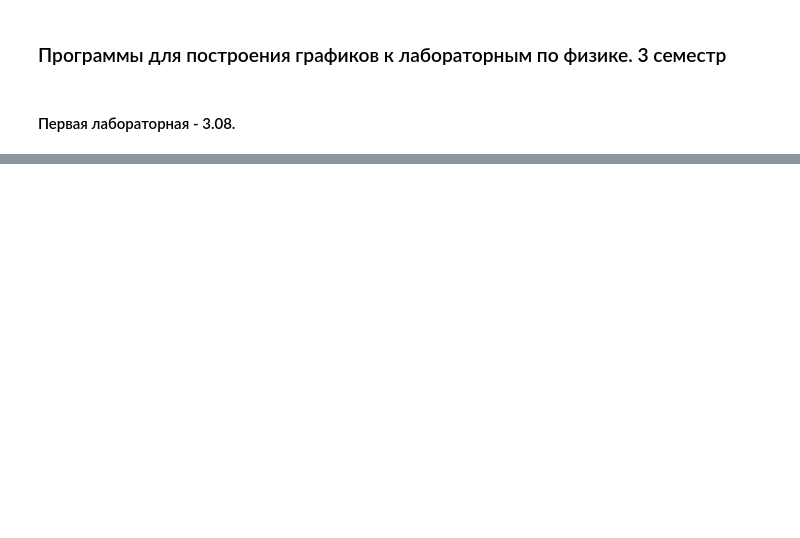
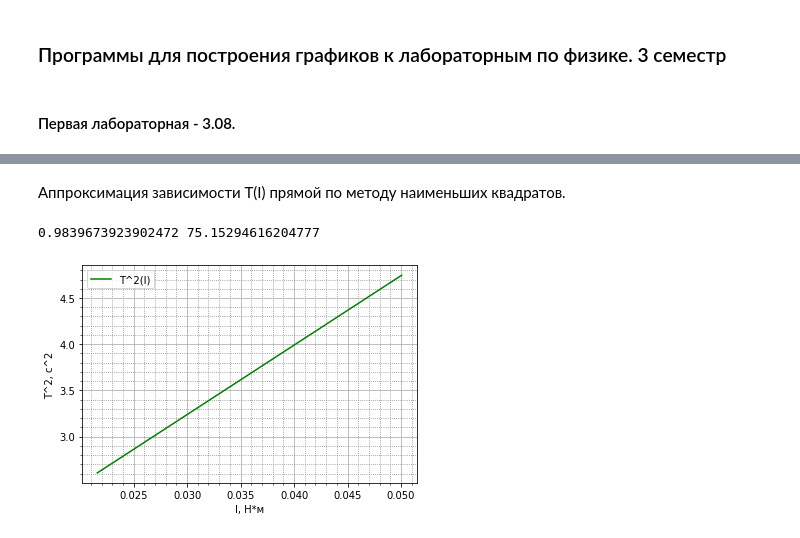
Before and after one commit to petmila/ITMO_Physics, a Jupyter notebook: Physics_labs_3_sem.ipynb, the cells around one changed output, grey strips where cells are left out. Saved outputs shown, nothing was run; the diff lists cells and outputs as text; code cells hidden in the pictures; blank space fills up the shorter version.

```diff
--- a/Physics_labs_3_sem.ipynb
+++ b/Physics_labs_3_sem.ipynb
@@ -82,0 +135,44 @@ print(µ_holl[0], µ_holl[1], µ_holl[2])
+# %% [markdown]
+Аппроксимация зависимости T(I) прямой по методу наименьших квадратов.
+# %%
+# прямая имеет вид y = bx + a
+def coefficients(X, Y):
+    x_middle = np.sum(X) / len(X)
+    y_middle = np.sum(Y) / len(Y)
+    b = 0 # числитель
+    s = 0 # знаменатель
+    for k in range(len(X)):
+        b += (X[k] - x_middle) * (Y[k] - y_middle)
+        s += (X[k] - x_middle)**2
+    b /= s
+    a = y_middle - x_middle*b
+    return b, a
+
+t_1 = [16.12, 16.18, 16.30]
+t_2 = [16.67, 17.13, 16.96]
+t_3 = [18.04, 18.01, 17.98]
+t_4 = [19.10, 19.24, 18.92]
+t_5 = [20.39, 20.49, 20.38]
+t_6 = [21.69, 21.97, 21.73]
+
+T = [(middle(t_1)/n)**2, (middle(t_2)/n)**2, (middle(t_3)/n)**2, (middle(t_4)/n)**2, (middle(t_5)/n)**2, (middle(t_6)/n)**2]
+#print("Период колебаний: ", T)
+
+b, a = coefficients(I_i, T)
+print(a, b)
+i = np.linspace(min(I_i), max(I_i))
+t = a + b*i
+
+plt.minorticks_on()
+plt.grid(True, which='both')
+plt.grid(which='minor', color='gray', linestyle=':')
+plt.plot(i, t, color='green', label="T^2(I)")
+
+plt.legend()
+plt.ylabel("T^2, c^2")
+plt.xlabel("I, H*м")
+plt.savefig('lab_1.05.jpg')
+plt.show()
+# %% [output]
+0.9839673923902472 75.15294616204777
+[figure, added]
```
Also changed, not shown: parts of 11 cells of this notebook, 4 other files.
